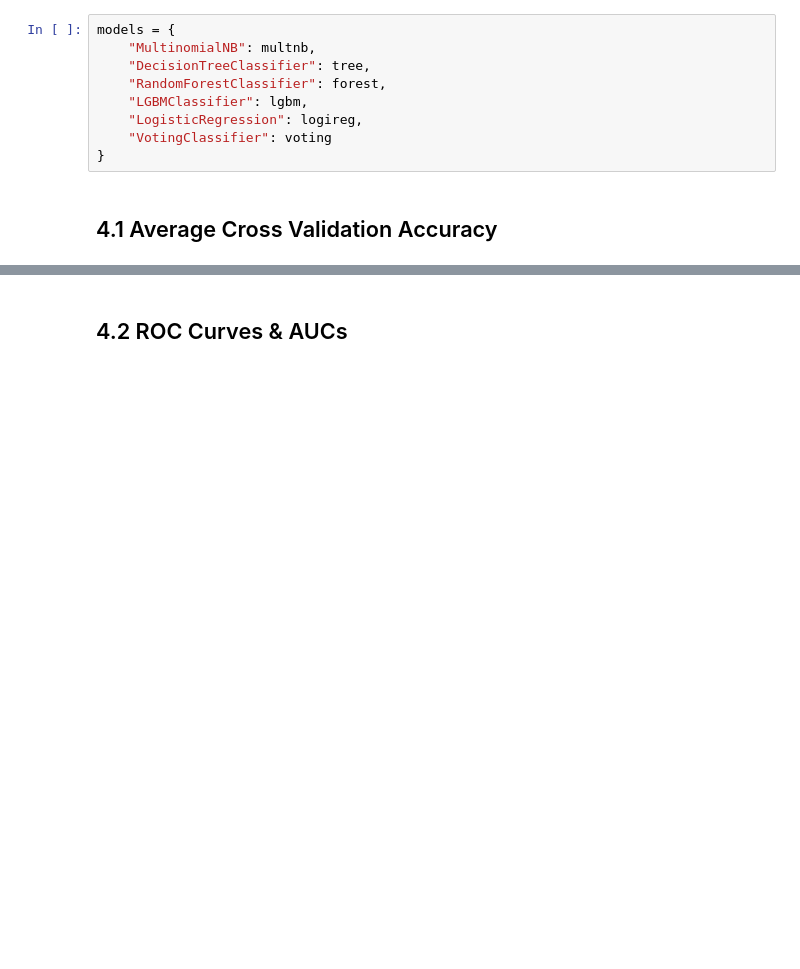
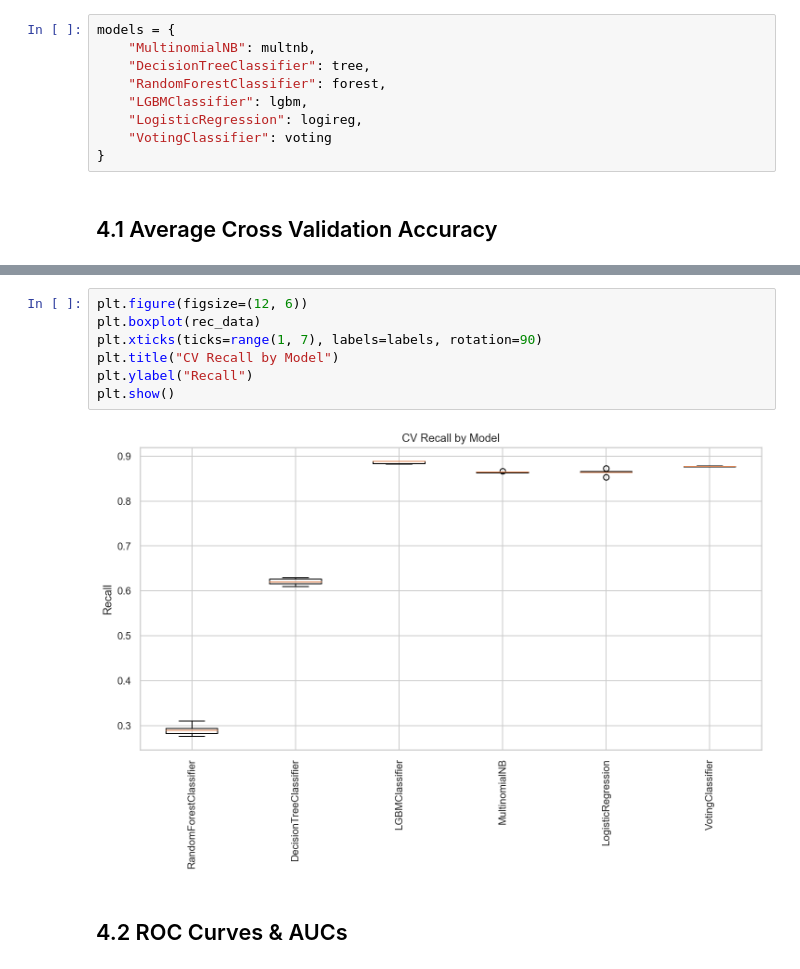
Before and after one commit to jp-hong/phish_classifier, a Jupyter notebook: classifier/02_Modeling.ipynb, the cells around one changed output, grey strips where cells are left out. Cells and saved outputs as stored; diff of their text form; blank space fills up the shorter version.

Commit message:
rerun with tuned models

```diff
--- a/classifier/02_Modeling.ipynb
+++ b/classifier/02_Modeling.ipynb
@@ -345,3 +357,12 @@ plt.show()
+# %%
+plt.figure(figsize=(12, 6))
+plt.boxplot(rec_data)
+plt.xticks(ticks=range(1, 7), labels=labels, rotation=90)
+plt.title("CV Recall by Model")
+plt.ylabel("Recall")
+plt.show()
+# %% [output]
+[figure, added]
 # %% [markdown]
 ## 4.2 ROC Curves & AUCs
 # %%
```
Also changed, not shown: parts of 29 cells of this notebook.
